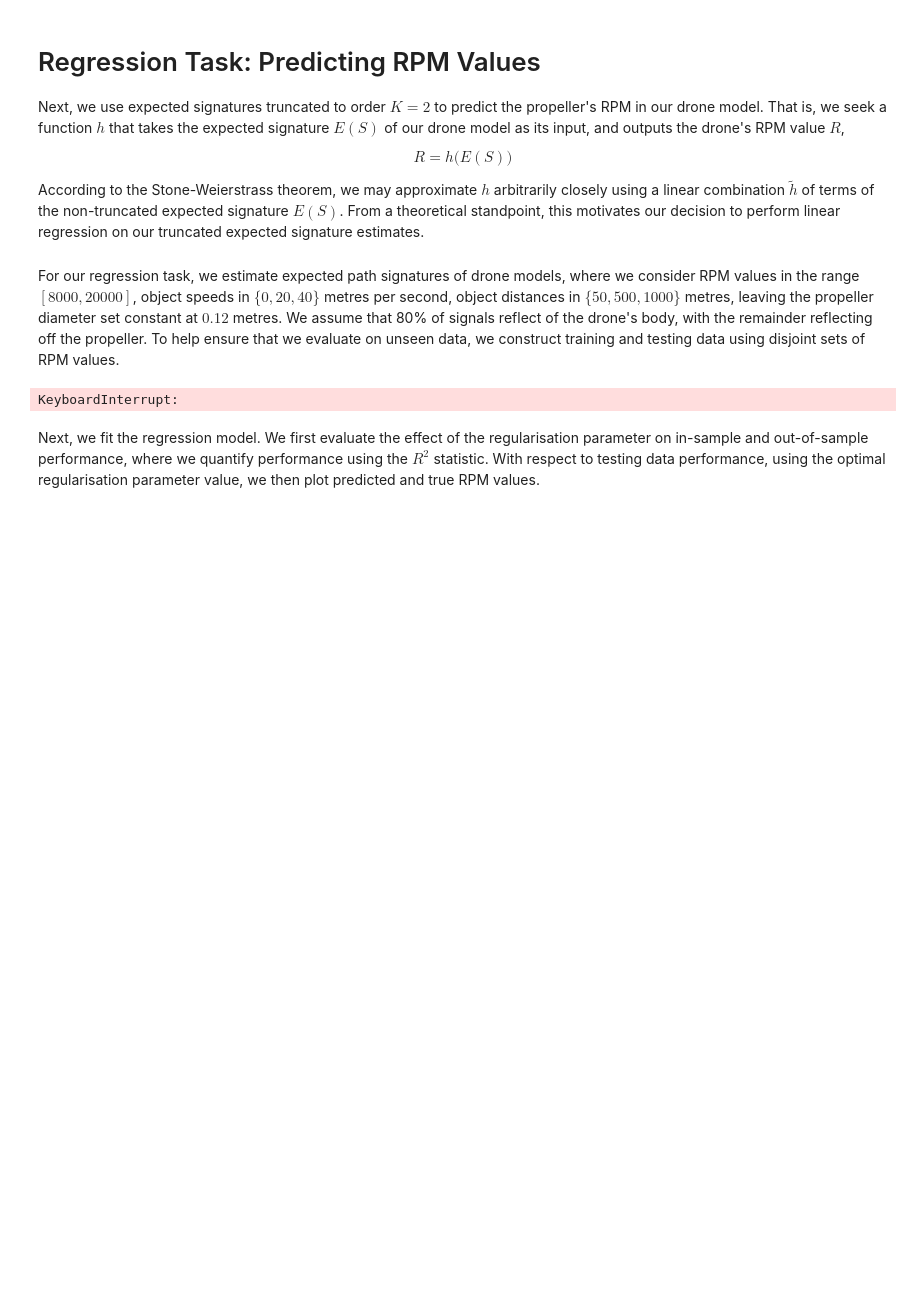
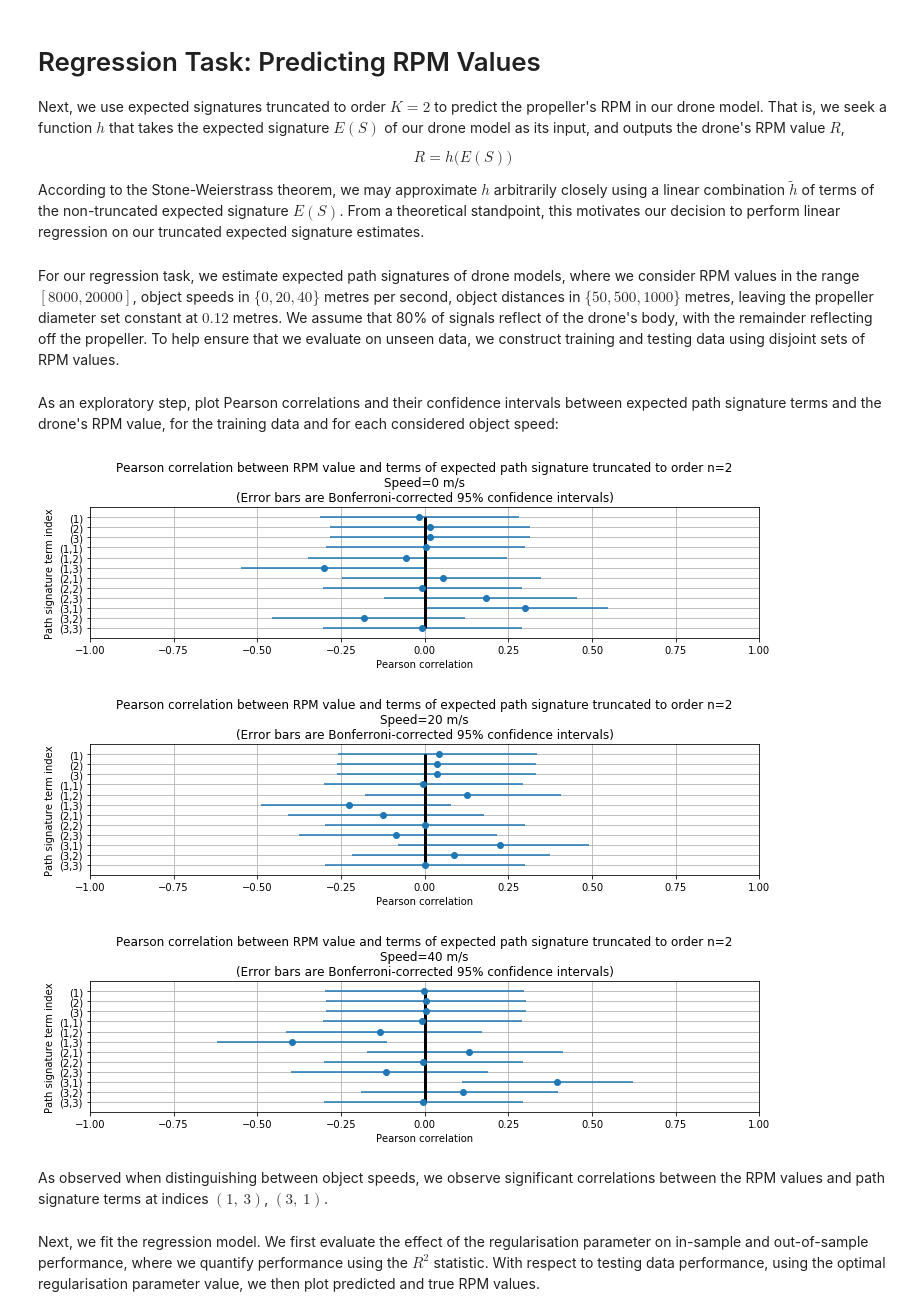
Before and after one commit to datasig-ac-uk/esig, a Jupyter notebook: examples/drone_identification/drone_identification.ipynb, the cells around one changed output. Saved outputs shown, nothing was run; the diff lists cells and outputs as text; code cells hidden in the pictures; blank space fills up the shorter version.

Commit message:
Add results for N=3000 reflected signals

```diff
--- a/examples/drone_identification/drone_identification.ipynb
+++ b/examples/drone_identification/drone_identification.ipynb
@@ -296,7 +296,7 @@ def parallel_grid_search(function_to_execute, description, *parameter_ranges):
 # %% [markdown]
 For each physical object, estimate expected signatures using 3000 emitted pulses. When running this notebook on a machine with limited computational resources, we recommend setting **N_INCIDENT_SIGNALS=300**.
 # %%
-N_INCIDENT_SIGNALS = 300 # TODO use 3000
+N_INCIDENT_SIGNALS = 3000
 TRUNCATION_LEVEL = 2
 SIGNAL_TO_NOISE_RATIO = None
 # %% [markdown]
@@ -473,7 +473,7 @@ drone_signatures, parameter_combinations = get_drone_signatures_across_parameter
                                                                                   diameters, distances,
                                                                                   description='Signatures at RPMS')
 
-combinations_rpm, *_ = list(zip(*parameter_combinations))
+combinations_rpm, combinations_speed, *_ = list(zip(*parameter_combinations))
 
 # Aggregate features, disregarding the 0th signature term
 X = drone_signatures[:, 1:]
@@ -484,8 +484,64 @@ feature_names = esig.tosig.sigkeys(3, signature_calculator.truncation_level).spl
 I_train, I_test = list(sklearn.model_selection.GroupKFold(n_splits=2).split(X, Y, groups=combinations_rpm))[0]
 X_train, Y_train = X[I_train], Y[I_train]
 X_test, Y_test = X[I_test], Y[I_test]
+speed_train = np.array(combinations_speed)[I_train]
-# %% [output]
-KeyboardInterrupt:
+# %% [markdown]
+As an exploratory step, plot Pearson correlations and their confidence intervals between expected path signature terms and the drone's RPM value, for the training data and for each considered object speed:
+# %%
+def r_to_z(r):
+    # Convert r to z'
+    return np.log((1 + r) / (1 - r)) / 2.0
+
+def z_to_r(z):
+    # Convert z' to r
+    e = np.exp(2 * z)
+    return((e - 1) / (e + 1))
+
+def pearson_r_confidence_interval(r, n, alpha=0.95):
+    # See http://onlinestatbook.com/2/estimation/correlation_ci.html
+    # See https://stackoverflow.com/q/33176049
+
+    z = r_to_z(r)
+    se = 1.0 / np.sqrt(n - 3)
+    z_crit = scipy.stats.norm.ppf((1 + alpha) / 2)  # 2-tailed z critical value
+
+    lo = z - z_crit * se
+    hi = z + z_crit * se
+
+    return np.array((r - z_to_r(lo), z_to_r(hi) - r))
+
+def plot_correlations(X, Y, speed, feature_names):
+    correlations = np.array([scipy.stats.pearsonr(X[:, i], Y)[0] for i in range(X.shape[1])]) # TODO pearsonr
+    # Bonferroni-corrected confidence intervals
+    confidence_intervals = pearson_r_confidence_interval(correlations, len(Y), 1-0.05/len(feature_names))
+
+    plt.figure(figsize=(12, 0.2 * len(feature_names)))
+
+    y = np.arange(len(correlations))
+    plt.errorbar(correlations, y, xerr=confidence_intervals, fmt='o')
+    plt.vlines(0, min(y), max(y), color='k', linewidth=3)
+
+    plt.yticks(y, feature_names)
+    plt.xlabel('Pearson correlation')
+    plt.ylabel('Path signature term index')
+    plt.gca().invert_yaxis()
+    plt.xlim([-1, 1])
+    plt.ylim([len(correlations), -1])
+    plt.title('Pearson correlation between RPM value and terms of expected path signature truncated to order n={}\n'
+              'Speed={} m/s\n'
+              '(Error bars are Bonferroni-corrected 95% confidence intervals)'.format(signature_calculator.truncation_level, speed))
+    plt.grid(True)
+    plt.show()
+
+for speed in speeds:
+    I = np.array(speed_train) == speed
+    plot_correlations(X_train[I], Y_train[I], speed, feature_names)
+# %% [output]
+[figure, added]
+[figure, added]
+[figure, added]
+# %% [markdown]
+As observed when distinguishing between object speeds, we observe significant correlations between the RPM values and path signature terms at indices $(1,~3)$, $(3,~1)$.
 # %% [markdown]
 Next, we fit the regression model. We first evaluate the effect of the regularisation parameter on in-sample and out-of-sample performance, where we quantify performance using the $R^2$ statistic. With respect to testing data performance, using the optimal regularisation parameter value, we then plot predicted and true RPM values.
 # %%
```
Also changed, not shown: parts of 3 cells of this notebook.
